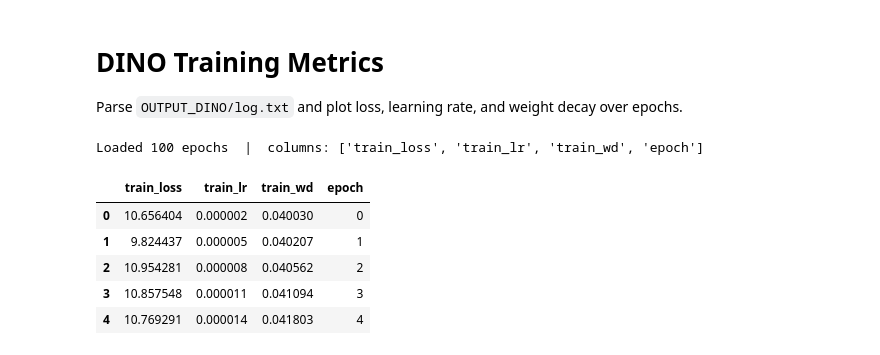
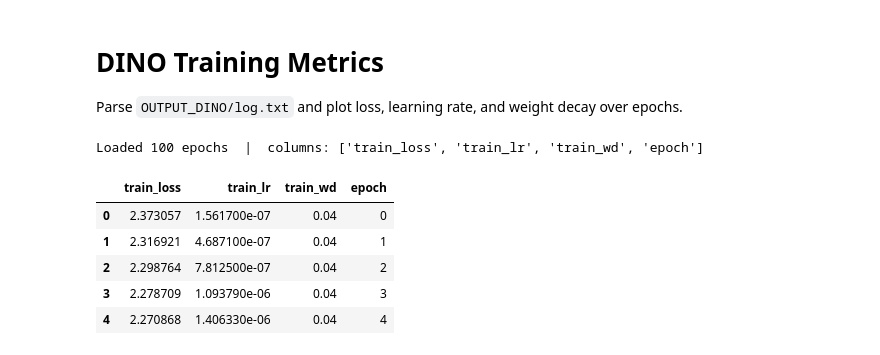
Before and after one commit to fanrado/dinoLearning, a Jupyter notebook: plot_training_metrics.ipynb, the cells around one changed output. Drawn from its saved outputs; the diff is of its cells as text; code cells hidden in the pictures.

```diff
--- a/plot_training_metrics.ipynb
+++ b/plot_training_metrics.ipynb
@@ -4,29 +4,29 @@ Parse `OUTPUT_DINO/log.txt` and plot loss, learning rate, and weight decay over
 # %%
 import json
 import pandas as pd
 import matplotlib.pyplot as plt
 from pathlib import Path
 
-LOG_PATH = Path("OUTPUT_DINO/log.txt")
+LOG_PATH = Path("OUTPUT_DINO_ITERATIVE/pass2_color/log.txt")
 
 records = []
 with open(LOG_PATH) as f:
     for line in f:
         line = line.strip()
         if line:
             records.append(json.loads(line))
 
 df = pd.DataFrame(records).sort_values("epoch").reset_index(drop=True)
 print(f"Loaded {len(df)} epochs  |  columns: {list(df.columns)}")
 df.head()
 # %% [output]
 Loaded 100 epochs  |  columns: ['train_loss', 'train_lr', 'train_wd', 'epoch']
 |  | train_loss | train_lr | train_wd | epoch |
-| 0 | 10.656404 | 0.000002 | 0.040030 | 0 |
-| 1 | 9.824437 | 0.000005 | 0.040207 | 1 |
-| 2 | 10.954281 | 0.000008 | 0.040562 | 2 |
-| 3 | 10.857548 | 0.000011 | 0.041094 | 3 |
-| 4 | 10.769291 | 0.000014 | 0.041803 | 4 |
+| 0 | 2.373057 | 1.561700e-07 | 0.04 | 0 |
+| 1 | 2.316921 | 4.687100e-07 | 0.04 | 1 |
+| 2 | 2.298764 | 7.812500e-07 | 0.04 | 2 |
+| 3 | 2.278709 | 1.093790e-06 | 0.04 | 3 |
+| 4 | 2.270868 | 1.406330e-06 | 0.04 | 4 |
 # %%
 fig, axes = plt.subplots(3, 1, figsize=(10, 10), sharex=True)
 
```
Also changed, not shown: parts of 2 cells of this notebook.
